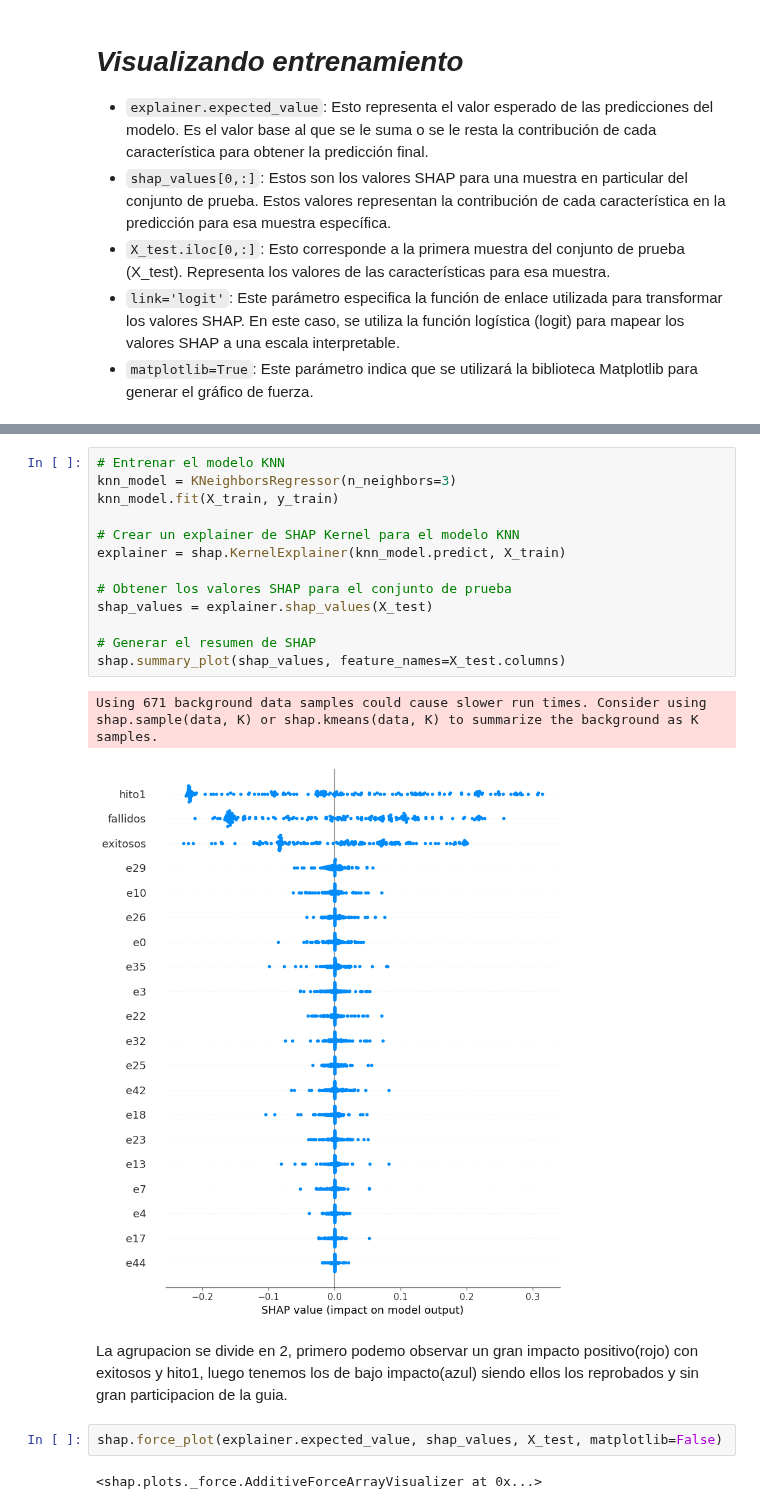
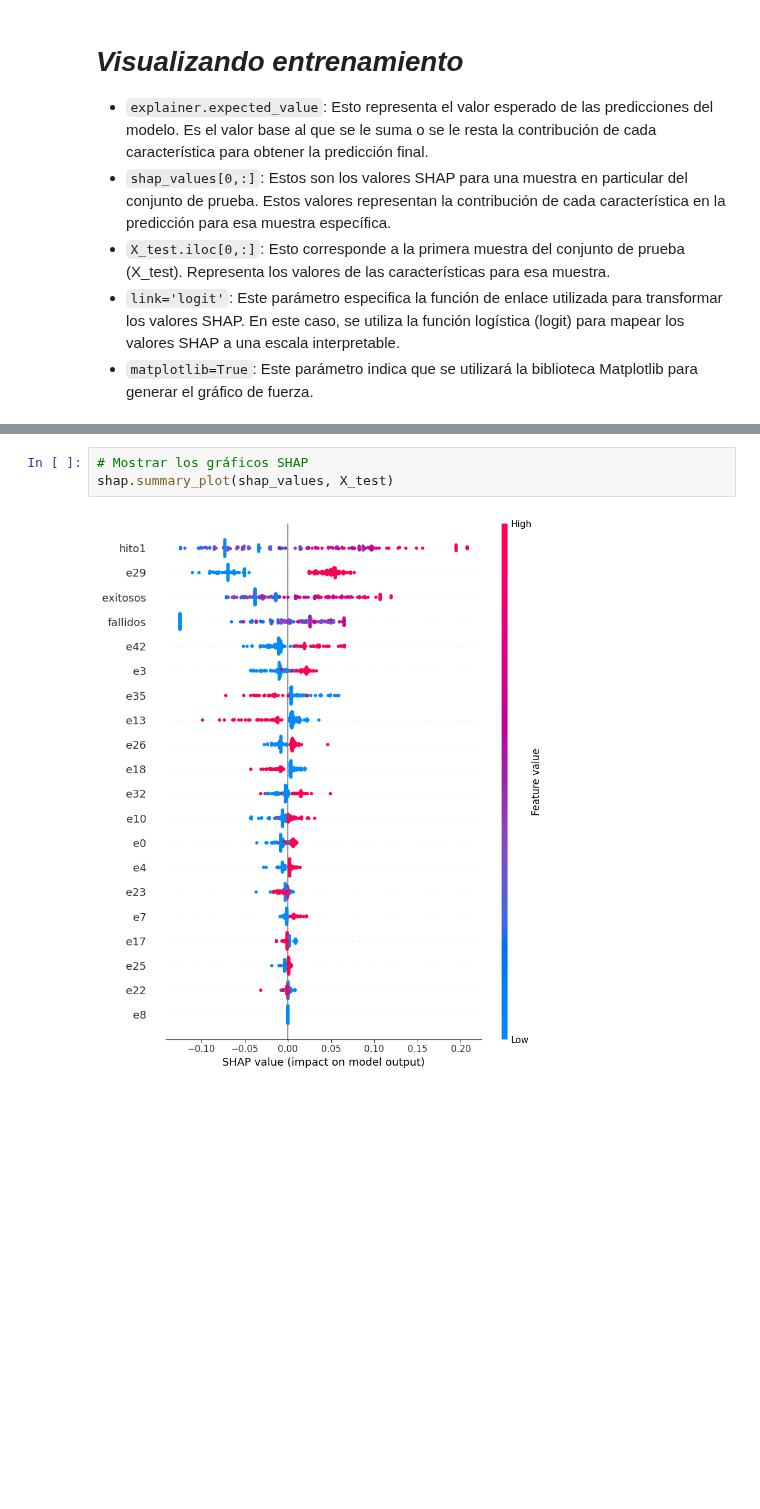
Before and after one commit to tonporaqui/tesis, a Jupyter notebook: jupyter_notebook/notebooks/shap_rf.ipynb, the cells around one changed output, grey strips where cells are left out. Cells and saved outputs as stored; diff of their text form; blank space fills up the shorter version.

```diff
--- a/jupyter_notebook/notebooks/shap_rf.ipynb
+++ b/jupyter_notebook/notebooks/shap_rf.ipynb
@@ -246,25 +290,8 @@ shap.summary_plot(shap_values, feature_names=X_test.columns, title='Importancia
-# %%
-# Entrenar el modelo KNN
-knn_model = KNeighborsRegressor(n_neighbors=3)
-knn_model.fit(X_train, y_train)
-
-# Crear un explainer de SHAP Kernel para el modelo KNN
-explainer = shap.KernelExplainer(knn_model.predict, X_train)
-
-# Obtener los valores SHAP para el conjunto de prueba
-shap_values = explainer.shap_values(X_test)
-
-# Generar el resumen de SHAP
-shap.summary_plot(shap_values, feature_names=X_test.columns)
-# %% [output]
-Using 671 background data samples could cause slower run times. Consider using shap.sample(data, K) or shap.kmeans(data, K) to summarize the background as K samples.
-[figure, removed]
-# %% [markdown]
-La agrupacion se divide en 2, primero podemo observar un gran impacto positivo(rojo) con exitosos y hito1, luego tenemos los de bajo impacto(azul) siendo ellos los reprobados y sin gran participacion de la guia.
-# %%
-shap.force_plot(explainer.expected_value, shap_values, X_test, matplotlib=False)
-# %% [output]
-<shap.plots._force.AdditiveForceArrayVisualizer at 0x...>
+# %%
+# Mostrar los gráficos SHAP
+shap.summary_plot(shap_values, X_test)
+# %% [output]
+[figure, added]
 # %%
 # Obtener el índice de la variable "exitosos" en tu DataFrame
 indice = X.columns.get_loc("exitosos")
```
Also changed, not shown: parts of 20 cells of this notebook, 6 other files.
